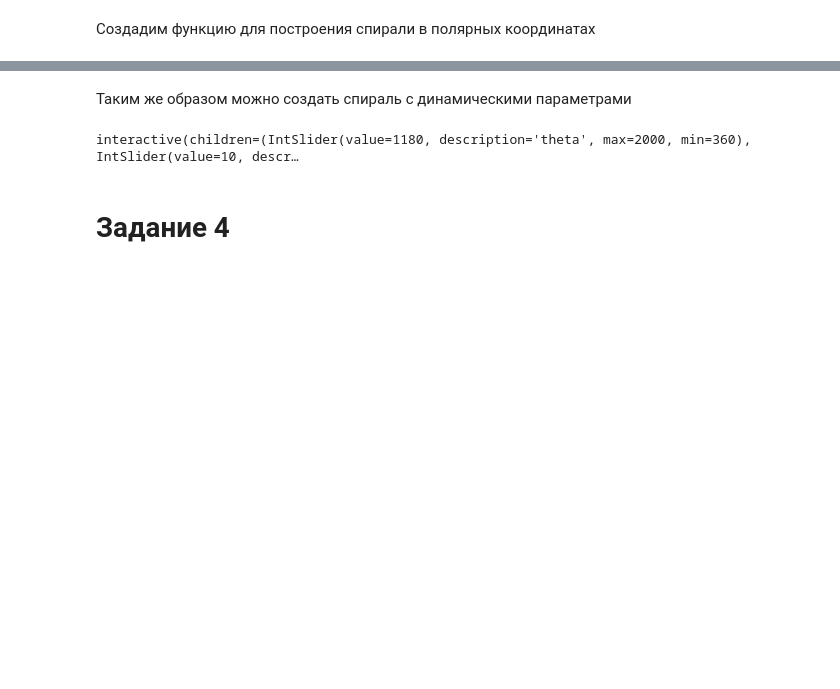
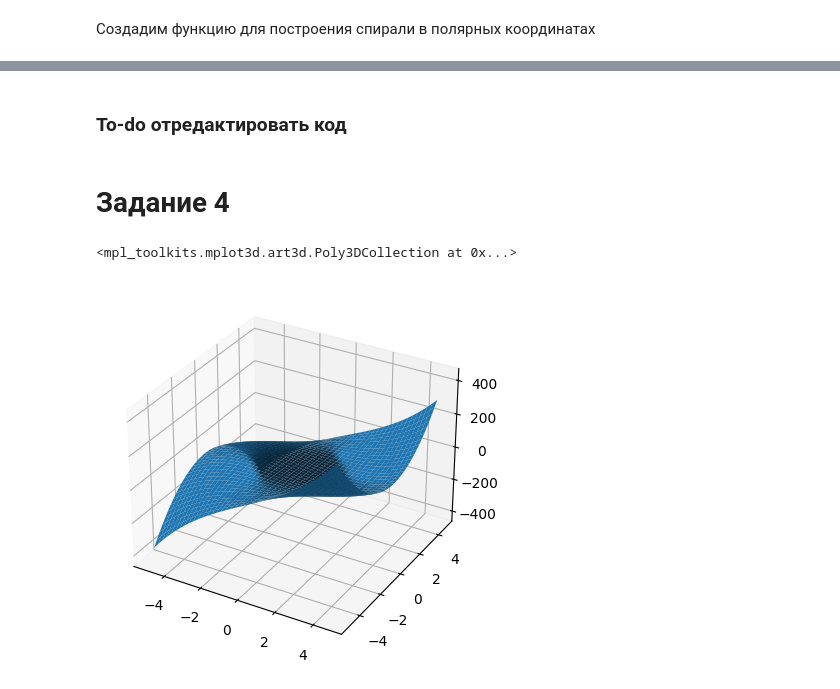
Before and after one commit to Sp1r14ual/nstu-python-practice, a Jupyter notebook: Lab 2.ipynb, the cells around one changed output, grey strips where cells are left out. Drawn from its saved outputs; the diff is of its cells as text; code cells hidden in the pictures; blank space fills up the shorter version.

```diff
--- a/Lab 2.ipynb
+++ b/Lab 2.ipynb
@@ -115,18 +115,18 @@ plt
 [figure]
-# %% [markdown]
-Таким же образом можно создать спираль с динамическими параметрами
-# %%
-def f(theta,radius):
-    r = np.linspace(0,radius, 360)
-    t = np.linspace(0, theta, 360)
-    x = r*np.cos(np.radians(t))
-    y = r*np.sin(np.radians(t))
-    plt.plot(x,y)
-    plt.axis('equal')
-
-interactive_plot = interactive(f, theta=(360, 2000), radius=(1,20))
-interactive_plot
-# %% [output]
-interactive(children=(IntSlider(value=1180, description='theta', max=2000, min=360), IntSlider(value=10, descr…
-# %% [markdown]
-# Задание 4
+# %% [markdown]
+### To-do отредактировать код
+# %% [markdown]
+# Задание 4
+# %%
+fig, ax = plt.subplots(subplot_kw={"projection": "3d"})
+
+X = np.arange(-5, 5, 0.25)
+Y = np.arange(-5, 5, 0.25)
+X, Y = np.meshgrid(X, Y)
+Z = X**3 + 3*X*Y**2 - 15*X - 12*Y
+
+surf = ax.plot_surface(X, Y, Z)
+surf
+# %% [output]
+<mpl_toolkits.mplot3d.art3d.Poly3DCollection at 0x...>
+[figure, added]
```
Also changed, not shown: parts of 6 cells of this notebook.
